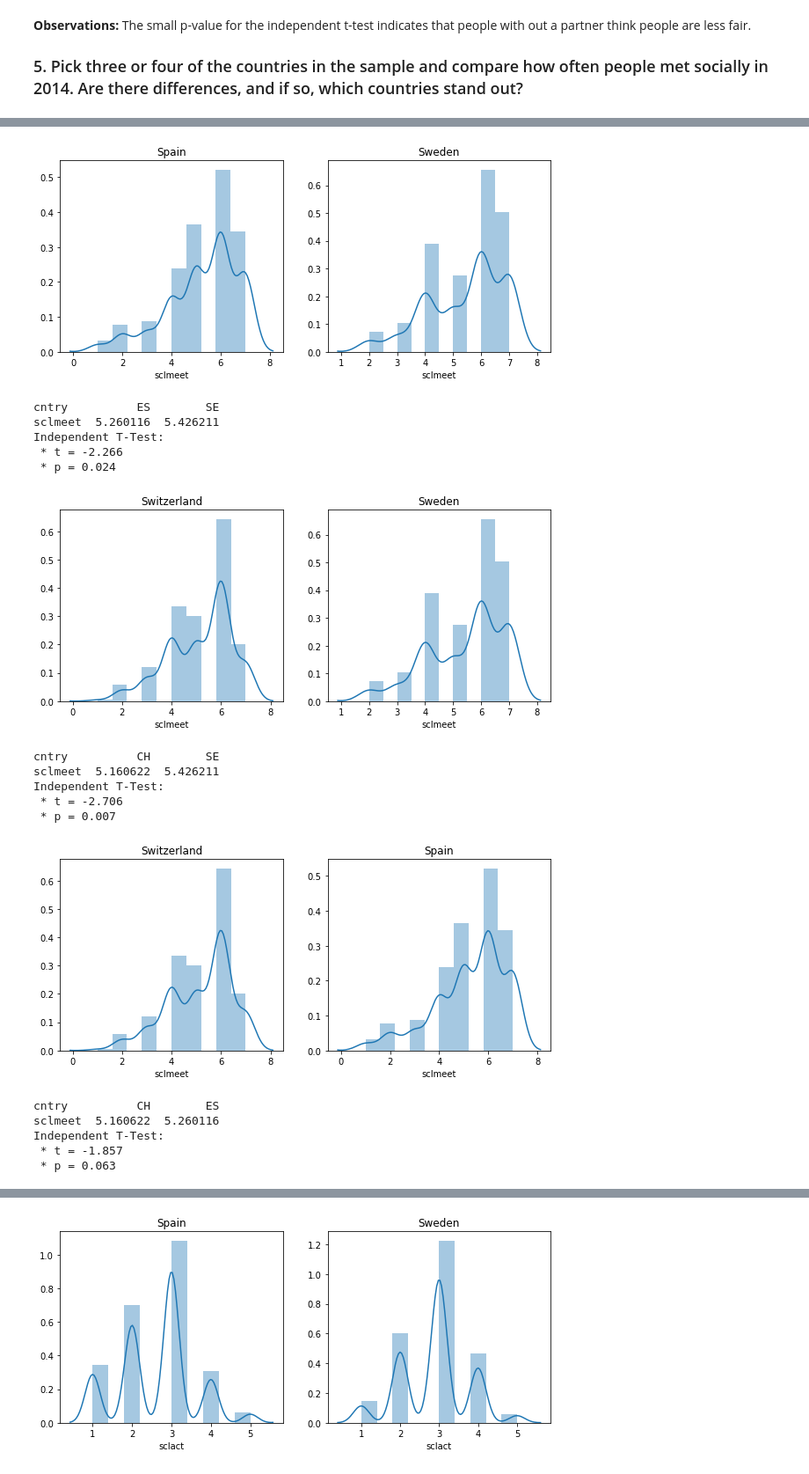
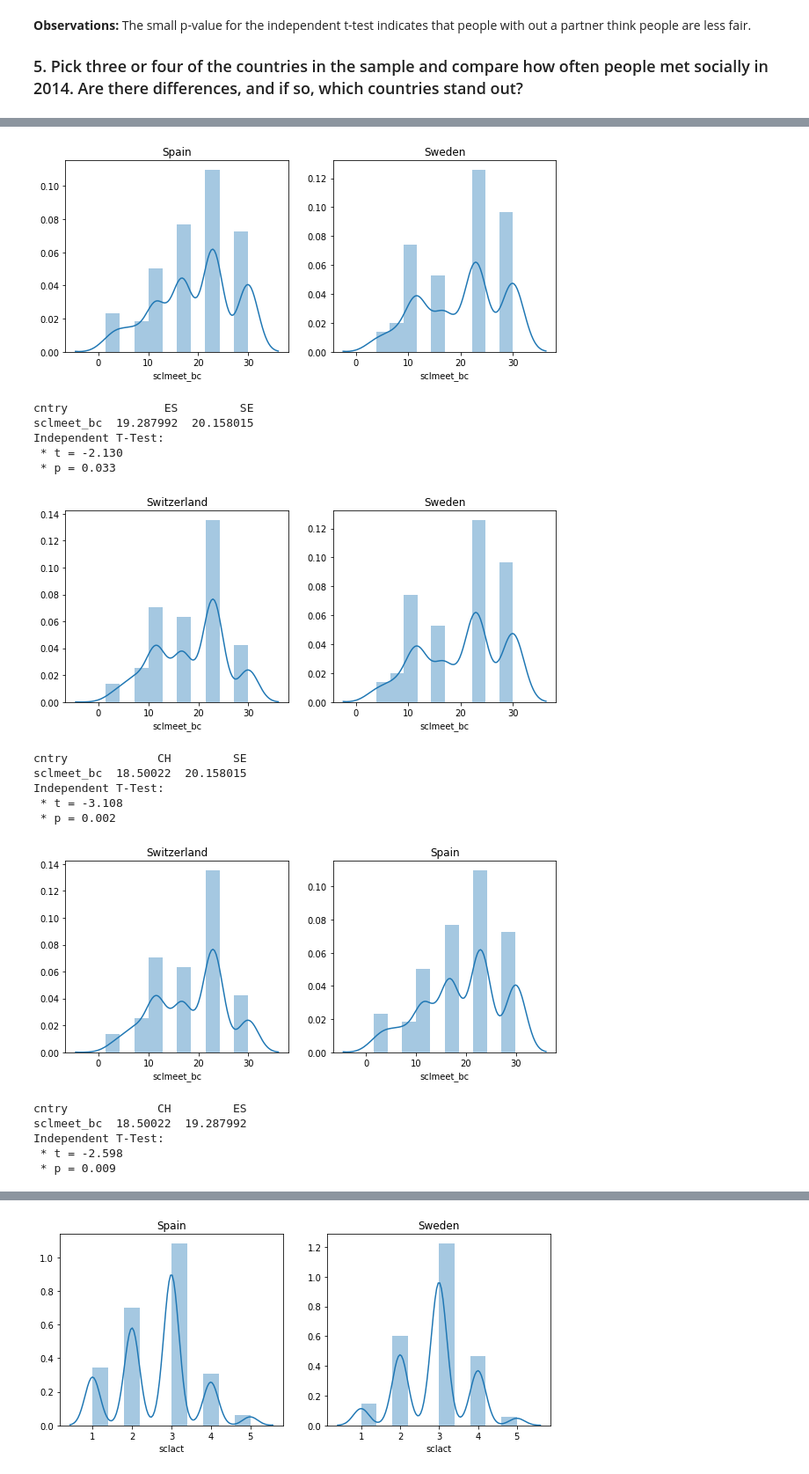
Before and after one commit to dmclark53/thinkful, a Jupyter notebook: Module_39/Challenge/European_Social_Survey.ipynb, the cells around one changed output, grey strips where cells are left out. Shown: that part at 88% size. Cells and saved outputs as stored; diff of their text form; code cells hidden in the pictures.

```diff
--- a/Module_39/Challenge/European_Social_Survey.ipynb
+++ b/Module_39/Challenge/European_Social_Survey.ipynb
@@ -262,0 +306,5 @@ df_social.dropna(inplace=True)
+# %%
+min_value = df_social['sclmeet'].min()
+offset = np.min([0, min_value])
+boxcox_transform, max_log = boxcox(df_social['sclmeet'] - offset + 1)
+df_social['sclmeet_bc'] = boxcox_transform
@@ -263,31 +316,31 @@ df_social.dropna(inplace=True)
 # %%
 countries_list = ['SE', 'ES', 'CH']
 country_pairs = []
 for i in range(len(countries_list)-1):
     country_pairs.append(countries_list[i])
     for j in range(i+1, len(countries_list)):
         country_pairs.append(countries_list[j])
         sub_df = df_social[df_social['cntry'].isin(country_pairs)].copy()
-        compare_independently(sub_df, 'cntry', 'sclmeet', country_map)
+        compare_independently(sub_df, 'cntry', 'sclmeet_bc', country_map)
         country_pairs.pop()
     country_pairs = []
 # %% [output]
-[figure, old version]
+[figure, new version]
-cntry          ES        SE
-sclmeet  5.260116  5.426211
+cntry              ES         SE
+sclmeet_bc  19.287992  20.158015
 Independent T-Test:
- * t = -2.266
- * p = 0.024
+ * t = -2.130
+ * p = 0.033
-[figure, old version]
+[figure, new version]
-cntry          CH        SE
-sclmeet  5.160622  5.426211
+cntry             CH         SE
+sclmeet_bc  18.50022  20.158015
 Independent T-Test:
- * t = -2.706
- * p = 0.007
+ * t = -3.108
+ * p = 0.002
-[figure, old version]
+[figure, new version]
-cntry          CH        ES
-sclmeet  5.160622  5.260116
+cntry             CH         ES
+sclmeet_bc  18.50022  19.287992
 Independent T-Test:
- * t = -1.857
- * p = 0.063
+ * t = -2.598
+ * p = 0.009
 # %% [markdown]
```
Also changed, not shown: parts of 14 cells of this notebook.
